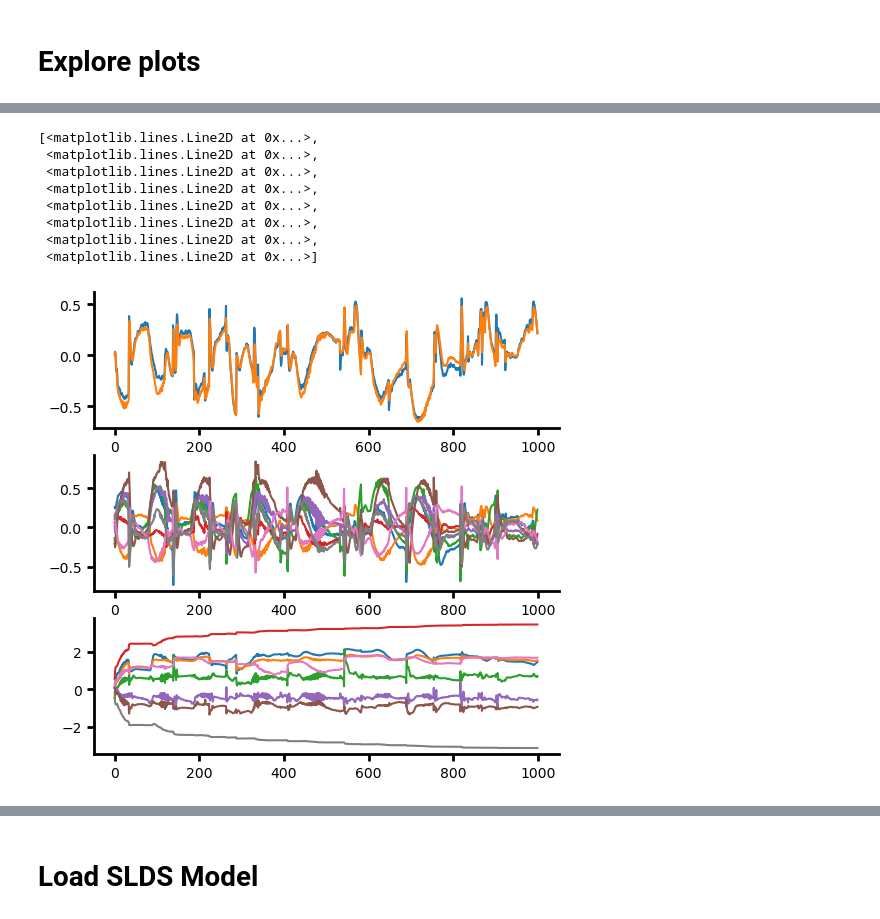
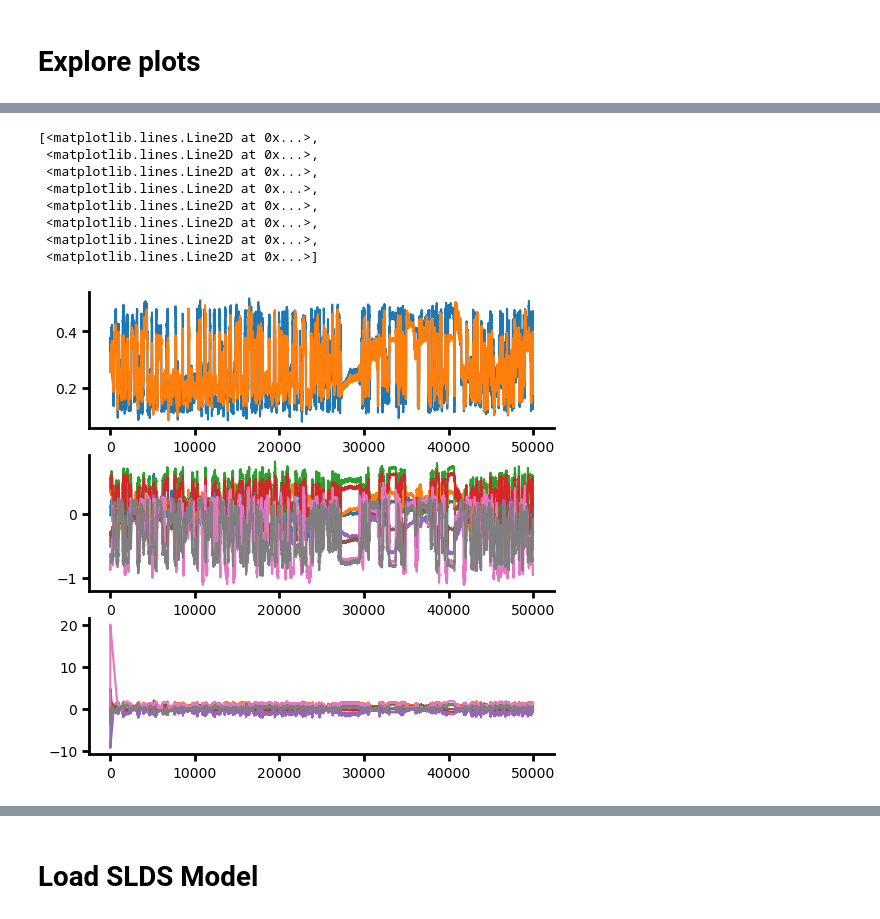
Before and after one commit to elliottabe/TiDHy, a Jupyter notebook: TiDHy_Figures_revision02.ipynb, the cells around one changed output, grey strips where cells are left out. Drawn from its saved outputs; the diff is of its cells as text; code cells hidden in the pictures.

```diff
--- a/TiDHy_Figures_revision02.ipynb
+++ b/TiDHy_Figures_revision02.ipynb
@@ -139,3 +144,4 @@ data_dict = load_data(cfg)
 # inputs_train = stack_data(data_dict['inputs_train'], sequence_length=cfg.train.sequence_length, overlap=cfg.train.sequence_length//cfg.train.overlap_factor)
 # inputs_test = stack_data(data_dict['inputs_test'], sequence_length=cfg.train.sequence_length, overlap=cfg.train.sequence_length//cfg.train.overlap_factor)
 inputs_test = data_dict['inputs_test'][None]
+max_seq_len = inputs_test.shape[1]
@@ -171,6 +172,12 @@ Model weights loaded from /data2/users/eabe/TiDHy/SLDS/TiDHy/run_id=saturation01
-# %%
-rng_key = model.rngs()
-spatial_loss_rhat_avg, spatial_loss_rbar_avg, temp_loss_avg, result_dict_single = evaluate_record(loaded_model, inputs_test, rng_key)
-result_dict = {}
-seq_len = [cfg.train.sequence_length]
-result_dict['{}'.format(cfg.train.sequence_length)] = result_dict_single
+# %%
+result_dict = ioh5.load(cfg.paths.log_dir/'evaluation_results.h5')
+seq_len = natsorted(list(result_dict.keys()))
+W = jnp.stack([result_dict[str(seq)]['W'].reshape(-1, result_dict[str(seq)]['W'].shape[-1]) for seq in seq_len])
+I = jnp.stack([result_dict[str(seq)]['I'].reshape(-1, result_dict[str(seq)]['I'].shape[-1]) for seq in seq_len])
+Ihat = jnp.stack([result_dict[str(seq)]['I_hat'].reshape(-1, result_dict[str(seq)]['I_hat'].shape[-1]) for seq in seq_len])
+Ibar = jnp.stack([result_dict[str(seq)]['I_bar'].reshape(-1, result_dict[str(seq)]['I_bar'].shape[-1]) for seq in seq_len])
+R_hat = jnp.stack([result_dict[str(seq)]['R_hat'].reshape(-1, result_dict[str(seq)]['R_hat'].shape[-1]) for seq in seq_len])
+R_bar = jnp.stack([result_dict[str(seq)]['R_bar'].reshape(-1, result_dict[str(seq)]['R_bar'].shape[-1]) for seq in seq_len])
+R2_hat = jnp.stack([result_dict[str(seq)]['R2_hat'].reshape(-1, result_dict[str(seq)]['R2_hat'].shape[-1]) for seq in seq_len])
+Ut = jnp.stack([result_dict[str(seq)]['Ut'].reshape((-1,)+ result_dict[str(seq)]['Ut'].shape[2:]) for seq in seq_len])
+W.shape, R2_hat.shape, R_hat.shape, Ut.shape,
@@ -177,9 +186,9 @@ result_dict['{}'.format(cfg.train.sequence_length)] = result_dict_single
 # %%
 result_dict = {}
-# seq_len = [100,200,500,1000,2000]
-seq_len = [20000]
+seq_len = [100,200,500,1000,2000,max_seq_len]
+# seq_len = [20000]
 for seq in tqdm(seq_len):
-    inputs_test = stack_data(data_dict['inputs_test'], sequence_length=seq, overlap=seq)
-    rng_key = model.rngs()
+    inputs_test = stack_data(data_dict['inputs_test'], sequence_length=seq, all_sequence_lengths=seq_len)
+    rng_key = loaded_model.rngs()
     spatial_loss_rhat_avg, spatial_loss_rbar_avg, temp_loss_avg, result_dict_single = evaluate_record(loaded_model, inputs_test, rng_key)
     result_dict['{}'.format(seq)] = result_dict_single
@@ -530,26 +542,26 @@ plt.plot(W[0,:,:])
 # %%
 t = 0
-dt = 1000
-feature = 5
+dt = 50000
+feature = 10
 fig, axs = plt.subplots(3,1,figsize=(6,6))
 ax = axs[0]
 ax.plot(I[ts,t:t+dt,feature],label='I1')
 ax.plot(Ihat[ts,t:t+dt,feature],label='Ihat1')
 ax = axs[1]
 ax.plot(R_hat[ts,t:t+dt,:],label='R_hat')
 ax = axs[2]
 ax.plot(R2_hat[ts,t:t+dt,:],label='R_2hat')
 # ax.plot(Ihat[ts,:10000,2],label='Ihat3')
 # %% [output]
 [<matplotlib.lines.Line2D at 0x...>,
  <matplotlib.lines.Line2D at 0x...>,
  <matplotlib.lines.Line2D at 0x...>,
  <matplotlib.lines.Line2D at 0x...>,
  <matplotlib.lines.Line2D at 0x...>,
  <matplotlib.lines.Line2D at 0x...>,
  <matplotlib.lines.Line2D at 0x...>,
  <matplotlib.lines.Line2D at 0x...>]
-[figure, old version]
+[figure, new version]
 # %%
 fig = plt.figure(figsize=(6,4))
 ax = fig.add_subplot(111, projection='3d')
```
Also changed, not shown: parts of 76 cells of this notebook, 23 other files.
